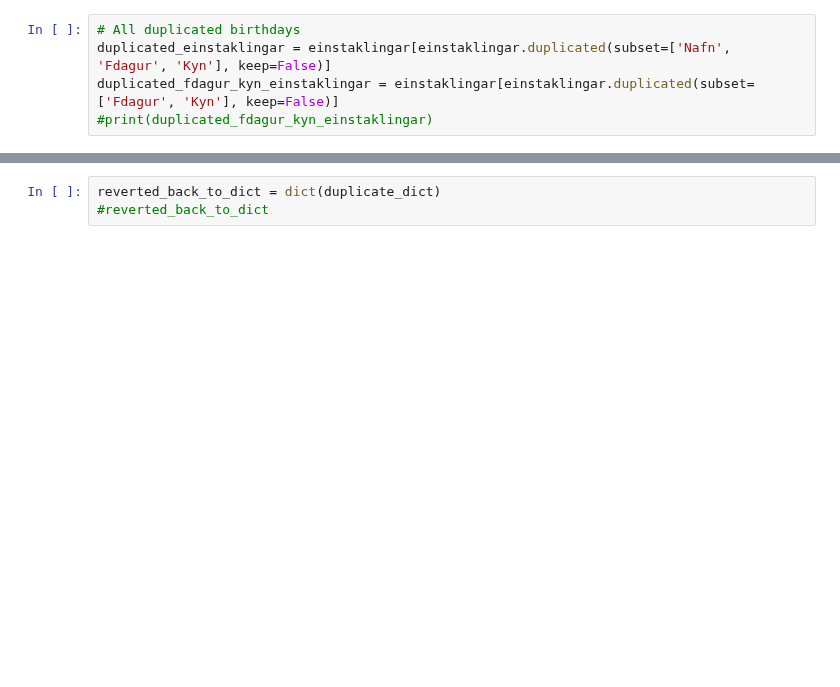
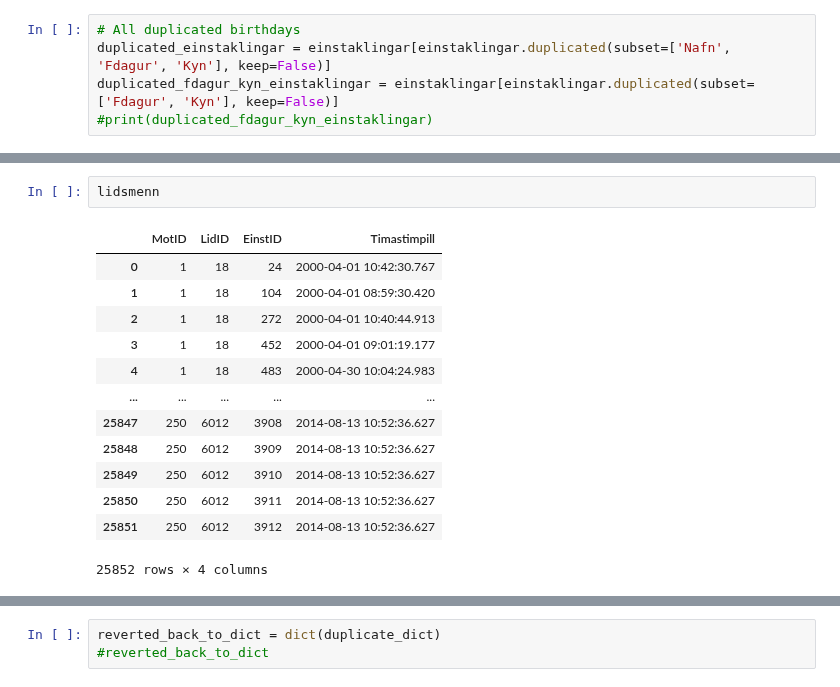
Before and after one commit to fabingithub/BigDataProject_Fabien, a Jupyter notebook: main.ipynb, the cells around one changed output, grey strips where cells are left out. Saved outputs shown, nothing was run; the diff lists cells and outputs as text; blank space fills up the shorter version.

```diff
--- a/main.ipynb
+++ b/main.ipynb
@@ -78,0 +82,16 @@ ornolfur
+# %%
+lidsmenn
+# %% [output]
+|  | MotID | LidID | EinstID | Timastimpill |
+| 0 | 1 | 18 | 24 | 2000-04-01 10:42:30.767 |
+| 1 | 1 | 18 | 104 | 2000-04-01 08:59:30.420 |
+| 2 | 1 | 18 | 272 | 2000-04-01 10:40:44.913 |
+| 3 | 1 | 18 | 452 | 2000-04-01 09:01:19.177 |
+| 4 | 1 | 18 | 483 | 2000-04-30 10:04:24.983 |
+| ... | ... | ... | ... | ... |
+| 25847 | 250 | 6012 | 3908 | 2014-08-13 10:52:36.627 |
+| 25848 | 250 | 6012 | 3909 | 2014-08-13 10:52:36.627 |
+| 25849 | 250 | 6012 | 3910 | 2014-08-13 10:52:36.627 |
+| 25850 | 250 | 6012 | 3911 | 2014-08-13 10:52:36.627 |
+| 25851 | 250 | 6012 | 3912 | 2014-08-13 10:52:36.627 |
+25852 rows × 4 columns
```
Also changed, not shown: parts of 5 cells of this notebook, 1 other file.
